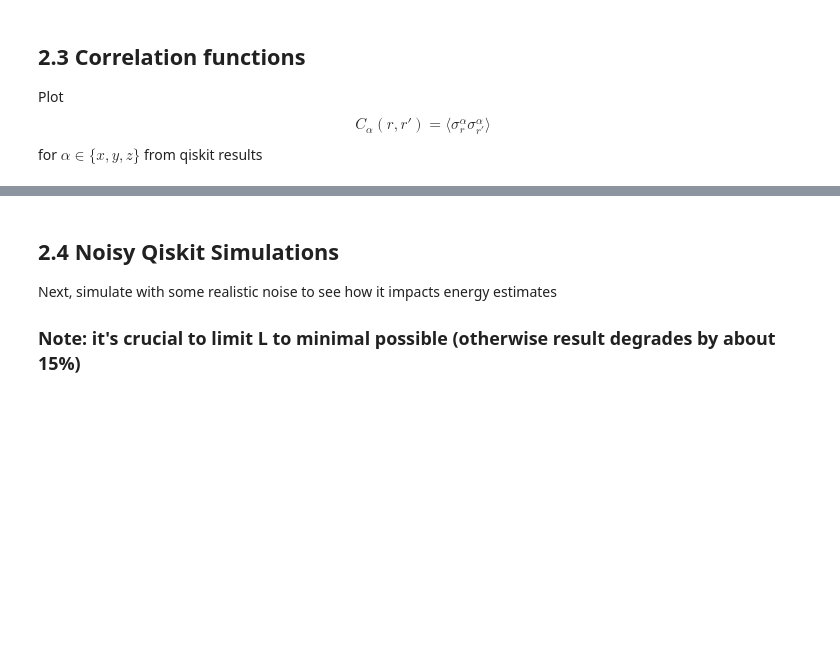
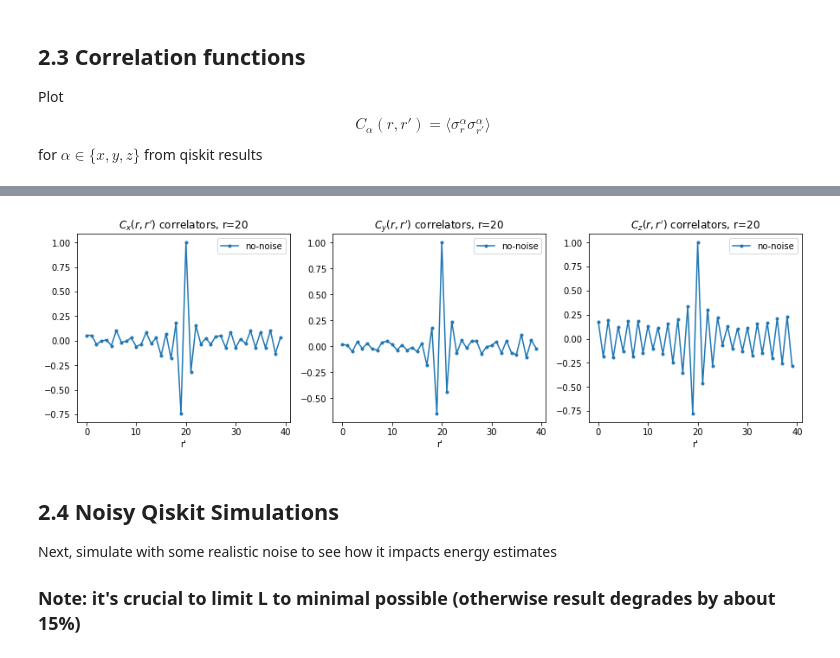
Before and after one commit to andrewcpotter/holopy, a Jupyter notebook: demos/holovqe_xxz_v2.ipynb, the cells around one changed output, grey strips where cells are left out. Cells and saved outputs as stored; diff of their text form; code cells hidden in the pictures; blank space fills up the shorter version.

```diff
--- a/demos/holovqe_xxz_v2.ipynb
+++ b/demos/holovqe_xxz_v2.ipynb
@@ -313,20 +313,9 @@ model_data = {'type':'xxz',
               'L':L,
               'shots':shots,
              }
-vqe_data = {'architecture':'su4_star',
+vqe_data = {'architecture':'xxz_star',
                 'nb':nb,
                 'params':opt_params}
-
-## Define Noise Model ##
-# errors (simulation)
-perr_1q = 0.000 # 1-qubit gate error
-perr_2q = 0.00 # 2-qubit gate error
-# depolarizaing errors
-depol_1q = noise.depolarizing_error(perr_1q, 1)
-depol_2q = noise.depolarizing_error(perr_2q, 2)
-noise_model = noise.NoiseModel()
-noise_model.add_all_qubit_quantum_error(depol_1q, ['u1', 'u2', 'u3'])
-noise_model.add_all_qubit_quantum_error(depol_2q, ['cx','cz'])
 # %%
 # loop through measurement strings, and create list of jobs to run
 jobs = []
@@ -453,3 +430,20 @@ for j in ['x','y','z']:
+# %%
+## Plot Correlations
+basis_names = ['x','y','z']
+plt.figure(figsize=(15,4))
+r = l_uc*L//2
+for j,b in enumerate(['x','y','z']):
+    plt.subplot(1,3,j+1)
+    plt.plot(Cs[b][r,:],'.-')
+    #plt.plot(Cs_noise[b][r,:])
+    plt.legend(['no-noise','w/ noise'])
+    plt.title('$C_'+b+'(r,r\')$ correlators, r={}'.format(r))
+    plt.xlabel('r\'')
+
+#plt.legend(['x','y','z'])
+plt.show()
+# %% [output]
+[figure, added]
 # %% [markdown]
 ## 2.4 Noisy Qiskit Simulations
 Next, simulate with some realistic noise to see how it impacts energy estimates
```
Also changed, not shown: parts of 10 cells of this notebook, 1 other file.
